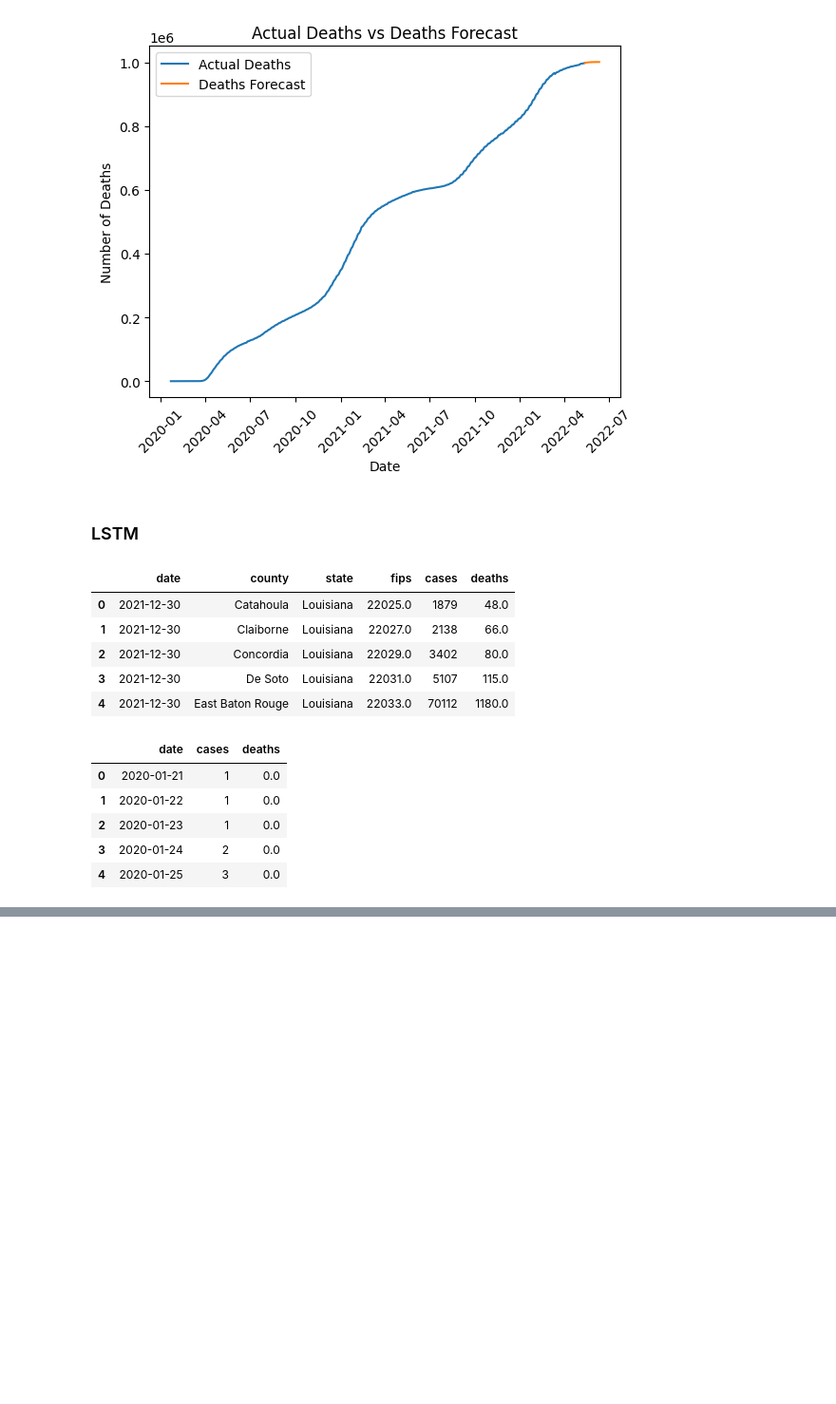
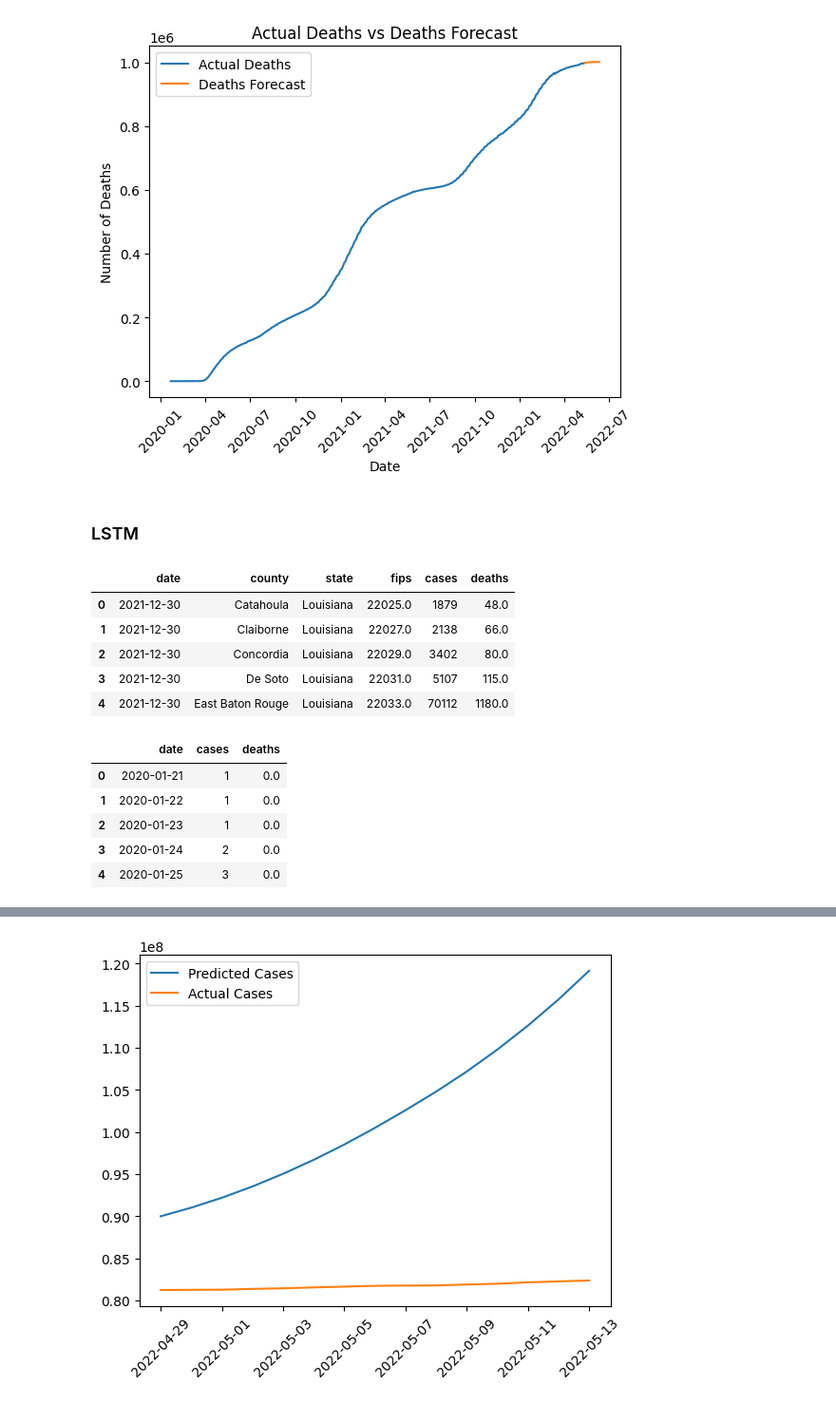
Before and after one commit to khanhnv2901/covid19-diploma-project, a Jupyter notebook: covid19_prediction.ipynb, the cells around one changed output, grey strips where cells are left out. Shown: that part at 95% size. Drawn from its saved outputs; the diff is of its cells as text; code cells hidden in the pictures; blank space fills up the shorter version.

```diff
--- a/covid19_prediction.ipynb
+++ b/covid19_prediction.ipynb
@@ -166,0 +279,14 @@ from sklearn.model_selection import GridSearchCV
+# %%
+# Create a new dataframe with predicted and actual values
+pred_df = pd.DataFrame({'date': lstm_df['date'][-n_future:],
+                        'predicted_cases': forecast[-n_future:].flatten(),
+                        'actual_cases': lstm_df['cases'][-n_future:].values})
+
+# Plot the predicted and actual values
+plt.plot(pred_df['date'], pred_df['predicted_cases'], label='Predicted Cases')
+plt.plot(pred_df['date'], pred_df['actual_cases'], label='Actual Cases')
+plt.legend()
+plt.xticks(rotation=45)
+plt.show()
+# %% [output]
+[figure, added]
```
Also changed, not shown: parts of 20 cells of this notebook, 1 other file.
